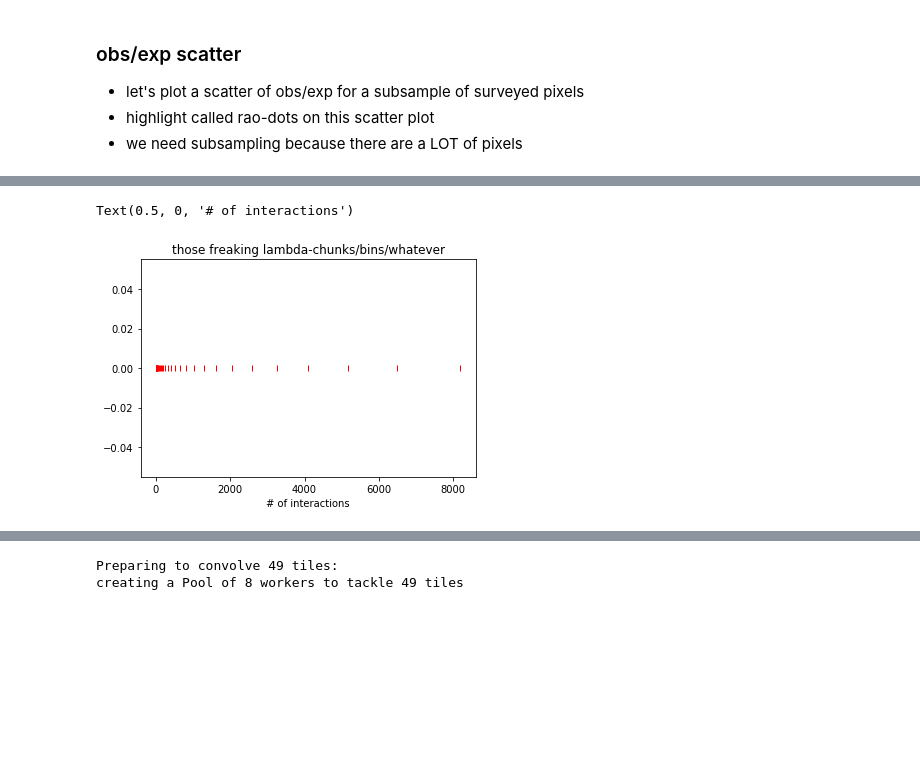
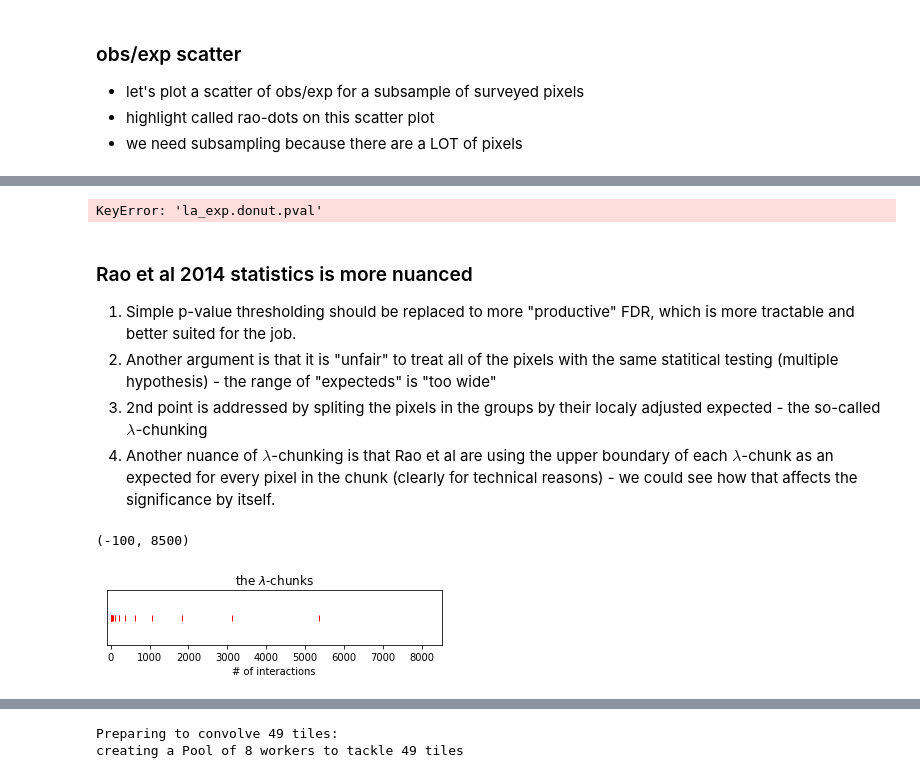
Before and after one commit to open2c/cooltools, a Jupyter notebook: doc/examples/dot-calling-internals.ipynb, the cells around one changed output, grey strips where cells are left out. Cells and saved outputs as stored; diff of their text form; code cells hidden in the pictures; blank space fills up the shorter version.

```diff
--- a/doc/examples/dot-calling-internals.ipynb
+++ b/doc/examples/dot-calling-internals.ipynb
@@ -428,17 +439,77 @@ Text(0, 0.5, 'la_exp value')
+# %%
+# arbitrary p-value threshold
+p_th = 0.0001
+
+# let's test p-value for all of the 4 filters - feel free to play with individual filters/kernels as well:
+signif_pvals = np.ones_like(la_exp["la_exp.donut.pval"].values,dtype=np.bool)
+for k in ktypes:
+    signif_pvals = signif_pvals & (la_exp["la_exp."+k+".pval"]<=p_th)
+
+
+# plotting - consider making it shorter:
+sct = plt.scatter(sub_la_exp[xlabel],
+                  sub_la_exp[ylabel],
+                  # color dots on the scatter by their genomic separation
+                  c=sub_la_exp['bin2_id']-sub_la_exp['bin1_id'],
+                  vmin=0,
+                  vmax = 100,
+                  cmap="YlOrRd_r")
+
+# let's select pixels with "small" p-values:
+kinda_signif_pixels = la_exp[signif_pvals]
+
+plt.scatter(kinda_signif_pixels[xlabel],
+            kinda_signif_pixels[ylabel],
+            s=80,
+            facecolors='none',
+            edgecolors='b')
+
+# we can add a visual of the lambda-chunking grid on top of obs/exp scatter ...
+# plt.vlines(ledges[1:-15],ymin=0.5,ymax=900,color='red')
+
+ax = plt.gca()
+fig = plt.gcf()
+
+ax.set_xscale('log')
+ax.set_yscale('log')
+
+ax.set_xlim(0.5,700)
+ax.set_ylim(0.5,1200)
+
+ax.set_ylabel("count")
+ax.set_xlabel("la_exp value")
+
+fig.colorbar(sct)
+# %% [output]
+KeyError: 'la_exp.donut.pval'
+# %% [markdown]
+### Rao et al 2014 statistics is more nuanced
+
+ 1. Simple p-value thresholding should be replaced to more "productive" FDR, which is more tractable and better suited for the job.
+ 2. Another argument is that it is "unfair" to treat all of the pixels with the same statitical testing (multiple hypothesis) - the range of "expecteds" is "too wide"
+ 3. 2nd point is addressed by spliting the pixels in the groups by their localy adjusted expected - the so-called $\lambda$-chunking
+ 4. Another nuance of $\lambda$-chunking is that Rao et al are using the upper boundary of each $\lambda$-chunk as an expected for every pixel in the chunk (clearly for technical reasons) - we could see how that affects the significance by itself.
 # %%
-# for large genomes- calculate histograms i.e. start with lambda-chunking right away:
-
+# The essence of lambda-chunking - let's split the surveyed pixels into "chunks" based on
+# their la-expected value and do multiple hypothesis testing separately for these chunks.
 nlchunks = dotfinder.HiCCUPS_W1_MAX_INDX
-base = 2 ** (1/3)
+base = 5 ** (1/3)
 ledges = np.concatenate((
     [-np.inf],
     np.logspace(0, nlchunks - 1, num=nlchunks, base=base, dtype=np.float),
     [np.inf]))
 
 #################################################
 plt.plot(ledges,np.zeros_like(ledges),'r|')
-plt.title("those freaking lambda-chunks/bins/whatever")
+plt.title("the $\lambda$-chunks")
 plt.xlabel("# of interactions")
+fig = plt.gcf()
+fig.set_size_inches(6,1)
+ax = plt.gca()
+ax.set_yticks([])
+ax.set_xlim(-100,8500)
+
+# consider embedding this picture to the markdown section ...
 # %% [output]
-Text(0.5, 0, '# of interactions')
+(-100, 8500)
-[figure, old version]
+[figure, new version]
```
Also changed, not shown: parts of 20 cells of this notebook.
